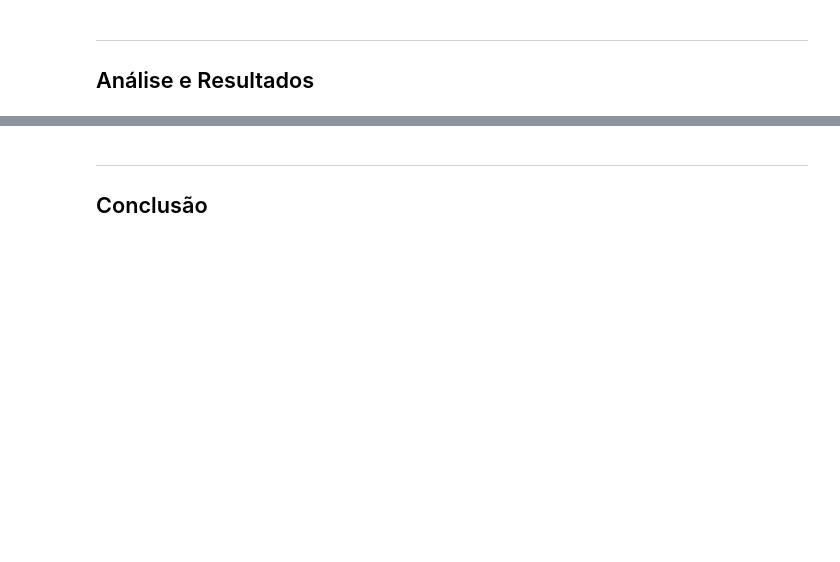
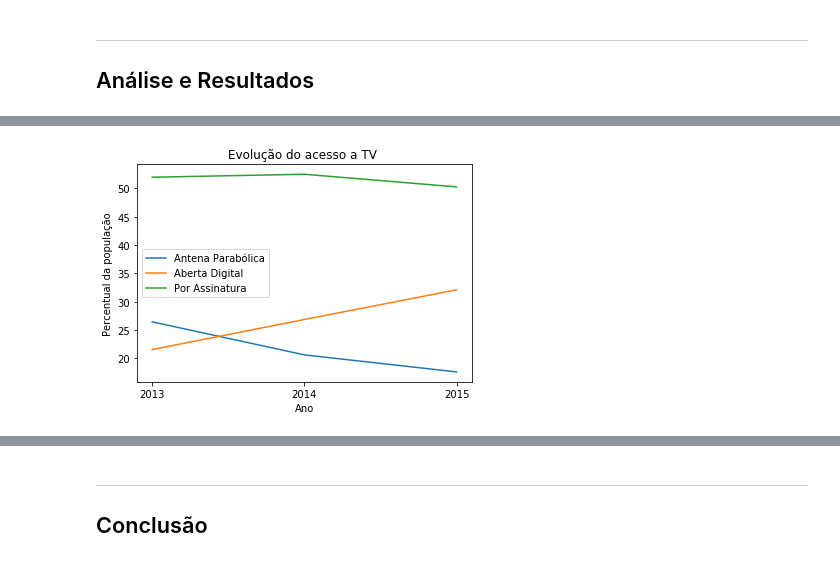
Before and after one commit to pedroarf/CD, a Jupyter notebook: Projeto+1.ipynb, the cells around one changed output, grey strips where cells are left out. Cells and saved outputs as stored; diff of their text form; code cells hidden in the pictures; blank space fills up the shorter version.

```diff
--- a/Projeto+1.ipynb
+++ b/Projeto+1.ipynb
@@ -231,0 +175,39 @@ plt.ylabel('Freq.Relativa (em %)')
+# %%
+p13=dados13['Nível de Modernizacao'].str.count('Parabólica').sum()
+ad13=dados13['Nível de Modernizacao'].str.count('Aberta Digital').sum()
+pa13=dados13['Nível de Modernizacao'].str.count('Por Assinatura').sum()
+t13=p13+ad13+pa13
+p13=100*p13/t13
+ad13=100*ad13/t13
+pa13=100*pa13/t13
+p14=dados14['Nível de Modernizacao'].str.count('Parabólica').sum()
+ad14=dados14['Nível de Modernizacao'].str.count('Aberta Digital').sum()
+pa14=dados14['Nível de Modernizacao'].str.count('Por Assinatura').sum()
+t14=p14+ad14+pa14
+p14=100*p14/t14
+ad14=100*ad14/t14
+pa14=100*pa14/t14
+p15=dados15['Nível de Modernizacao'].str.count('Parabólica').sum()
+ad15=dados15['Nível de Modernizacao'].str.count('Aberta Digital').sum()
+pa15=dados15['Nível de Modernizacao'].str.count('Por Assinatura').sum()
+t15=p15+ad15+pa15
+p15=100*p15/t15
+ad15=100*ad15/t15
+pa15=100*pa15/t15
+
+P=[p13,p14,p15]
+AD=[ad13,ad14,ad15]
+PA=[pa13,pa14,pa15]
+
+anos=['2013','2014','2015']
+plt.plot(anos,P)
+plt.plot(anos,AD)
+plt.plot(anos,PA)
+plt.legend(["Antena Parabólica","Aberta Digital","Por Assinatura"])
+plt.xlabel("Ano")
+plt.ylabel("Percentual da população")
+plt.title("Evolução do acesso a TV ")
+plt.xticks([2013,2014,2015])
+plt.show()
+# %% [output]
+[figure, added]
```
Also changed, not shown: parts of 34 cells of this notebook.
